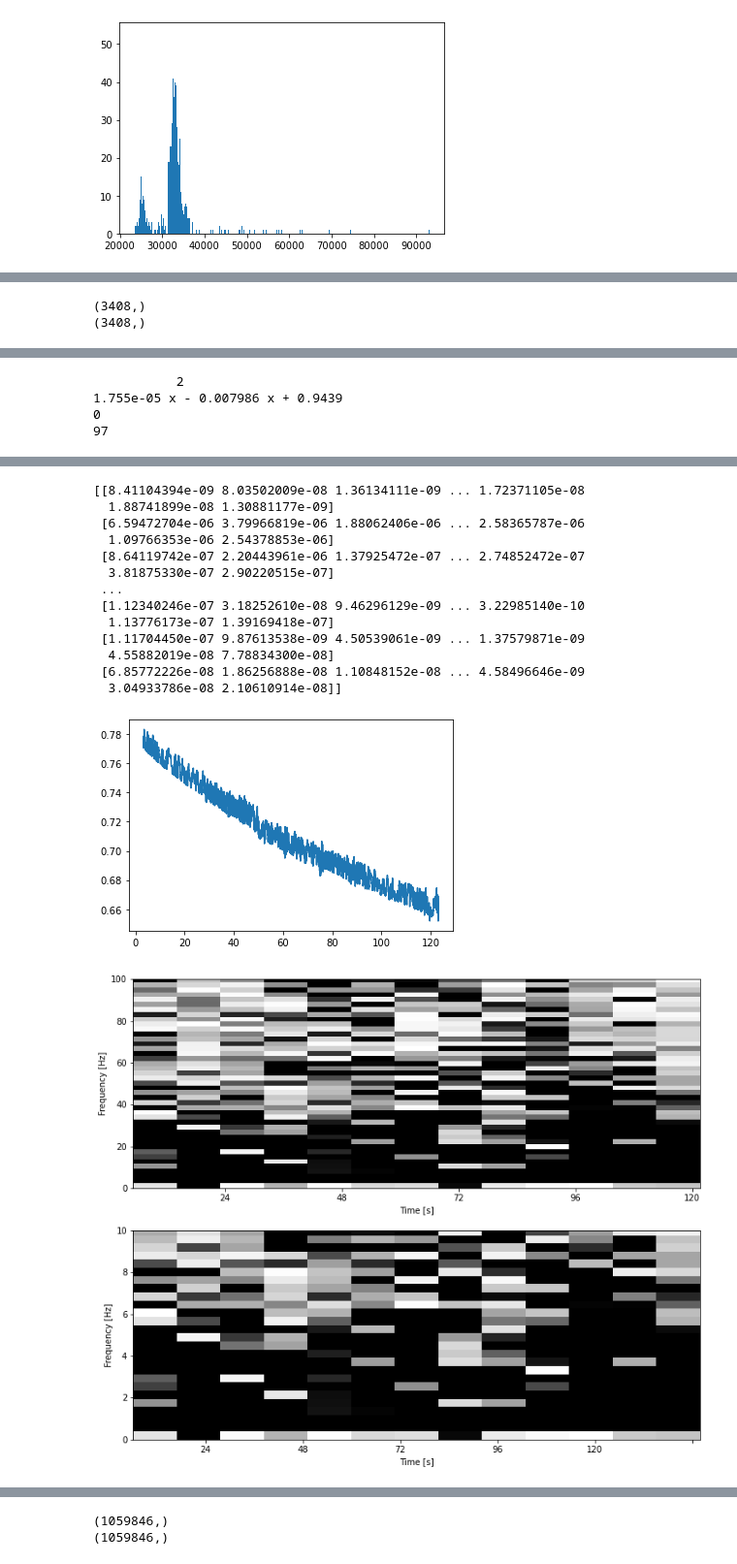
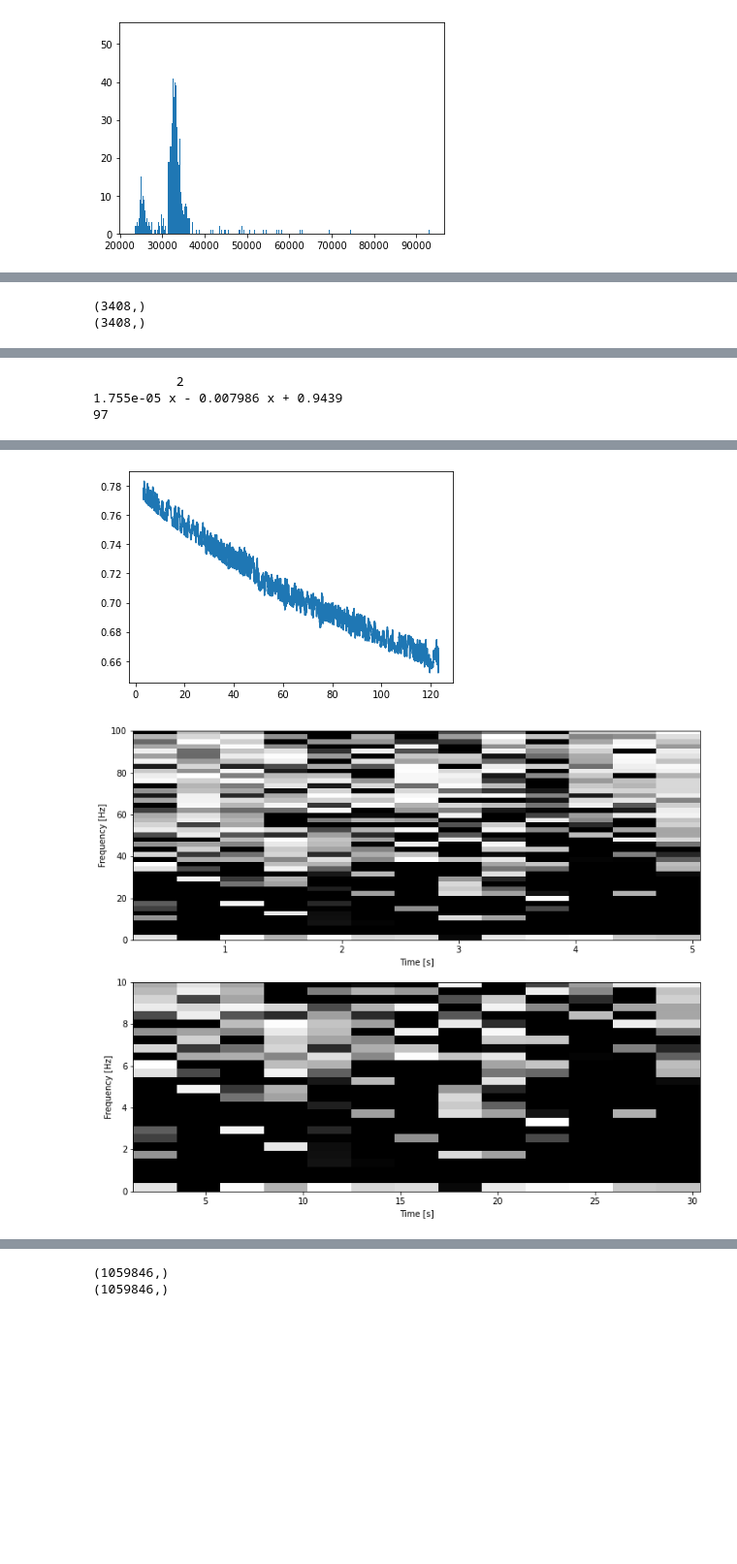
Before and after one commit to AmeVel2040/eclipseAmeyaSharing, a Jupyter notebook: InitialSpectogramAnalysis6-13-22.ipynb, the cells around one changed output, grey strips where cells are left out. Shown at 97% size. Drawn from its saved outputs; the diff is of its cells as text; code cells hidden in the pictures; blank space fills up the shorter version.

```diff
--- a/InitialSpectogramAnalysis6-13-22.ipynb
+++ b/InitialSpectogramAnalysis6-13-22.ipynb
@@ -148,5 +163,5 @@ print(data_01["tdiff"].mean()/1E6)
 # %%
-def three_sigmad(nt,nv,chunks,numSigma,progress):
+def three_sigmad(nt,nv,chunks,numSigma):
     data = np.row_stack((nt,nv))
     out = np.copy(data)
     i=0
@@ -154,8 +169,6 @@ def three_sigmad(nt,nv,chunks,numSigma,progress):
     deleted=0
     while i < chunks:
         chunk = data[:, i*size:(i+1)*size]
-        if(i%progress==0):
-            print(i)
         #print(chunk.shape)
         lower_bound = chunk[1,:].mean() - numSigma * np.std(chunk[1,:],ddof=1)
         upper_bound = chunk[1,:].mean() + numSigma * np.std(chunk[1,:],ddof=1)
@@ -169,7 +182,7 @@ def three_sigmad(nt,nv,chunks,numSigma,progress):
     print(deleted)
     return out[0,:],out[1,:]
 
-def genthePlots(data,start,end,fs,fs2,chunks,numSigma,pr,no1,no2):
+def genthePlots(data,start,end,fs,fs2,chunks,numSigma,no1,no2):
     x,y=data[0],data[1]
 
     tchunk1=x[start:end]
@@ -192,7 +205,7 @@ def genthePlots(data,start,end,fs,fs2,chunks,numSigma,pr,no1,no2):
 
 
 
-    newt, newv=three_sigmad(xp,div,chunks,numSigma,pr)
+    newt, newv=three_sigmad(xp,div,chunks,numSigma)
     plot(newt,newv)
     plt.show()
     unnormv=newv*p(newt)
@@ -206,13 +219,13 @@ def genthePlots(data,start,end,fs,fs2,chunks,numSigma,pr,no1,no2):
     fig, axs = plt.subplots(2, 1,figsize=(12,10))
     s_22 = axs[0].pcolormesh(tclip, fclip, Sxxclip,cmap='binary',vmin=min(Sxxclip[0]),vmax=max(Sxxclip[0]))
     axs[0].set_ylim(0,100)
-    axs[0].set_xticklabels([round(max(tchunk1)/6)*i for i in range(6)])
+    #axs[0].set_xticklabels([round(max(tchunk1)/6)*i + round(min(tchunk1)) for i in range(6)])
     axs[0].set_ylabel('Frequency [Hz]')
     axs[0].set_xlabel('Time [s]')
 
     s_22 = axs[1].pcolormesh(tclip2, fclip2, Sxxclip2,cmap='binary',vmin=min(Sxxclip2[0]),vmax=max(Sxxclip2[0]))
     axs[1].set_ylim(0,10)
-    axs[1].set_xticklabels([round(max(tchunk1)/6)*i for i in range(6)])
+    #axs[1].set_xticklabels([round(max(tchunk1)/6)*i + round(min(tchunk1)) for i in range(6)])
     axs[1].set_ylabel('Frequency [Hz]')
     axs[1].set_xlabel('Time [s]')
 # %% [markdown]
@@ -220,30 +235,16 @@ def genthePlots(data,start,end,fs,fs2,chunks,numSigma,pr,no1,no2):
 # %%
 #Scroll to bottom for spectogram
-genthePlots(dat,100,-1,600,100,125,2,126,256,256)
+genthePlots(dat,100,-1,600,100,125,2,256,256)
 # %% [output]
 (3408,)
 (3408,)
 [figure]
 [figure]
            2
 1.755e-05 x - 0.007986 x + 0.9439
-0
 97
 [figure]
-[[8.41104394e-09 8.03502009e-08 1.36134111e-09 ... 1.72371105e-08
-  1.88741899e-08 1.30881177e-09]
- [6.59472704e-06 3.79966819e-06 1.88062406e-06 ... 2.58365787e-06
-  1.09766353e-06 2.54378853e-06]
- [8.64119742e-07 2.20443961e-06 1.37925472e-07 ... 2.74852472e-07
-  3.81875330e-07 2.90220515e-07]
- ...
- [1.12340246e-07 3.18252610e-08 9.46296129e-09 ... 3.22985140e-10
-  1.13776173e-07 1.39169418e-07]
- [1.11704450e-07 9.87613538e-09 4.50539061e-09 ... 1.37579871e-09
-  4.55882019e-08 7.78834300e-08]
- [6.85772226e-08 1.86256888e-08 1.10848152e-08 ... 4.58496646e-09
-  3.04933786e-08 2.10610914e-08]]
 [figure]
-[figure, old version]
+[figure, new version]
 # %% [markdown]
 # Below are the same plots for our flight data
```
Also changed, not shown: parts of 23 cells of this notebook.
